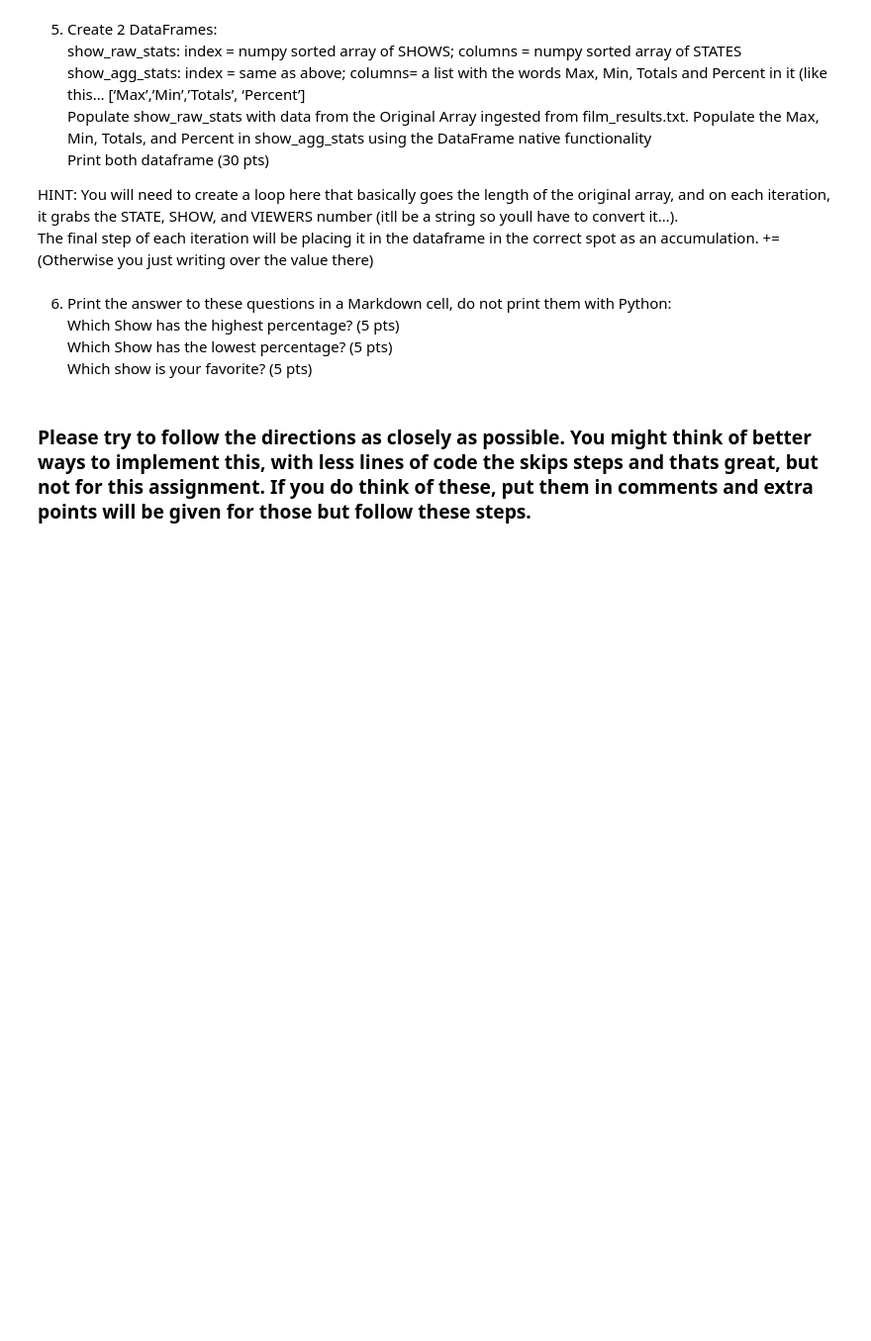
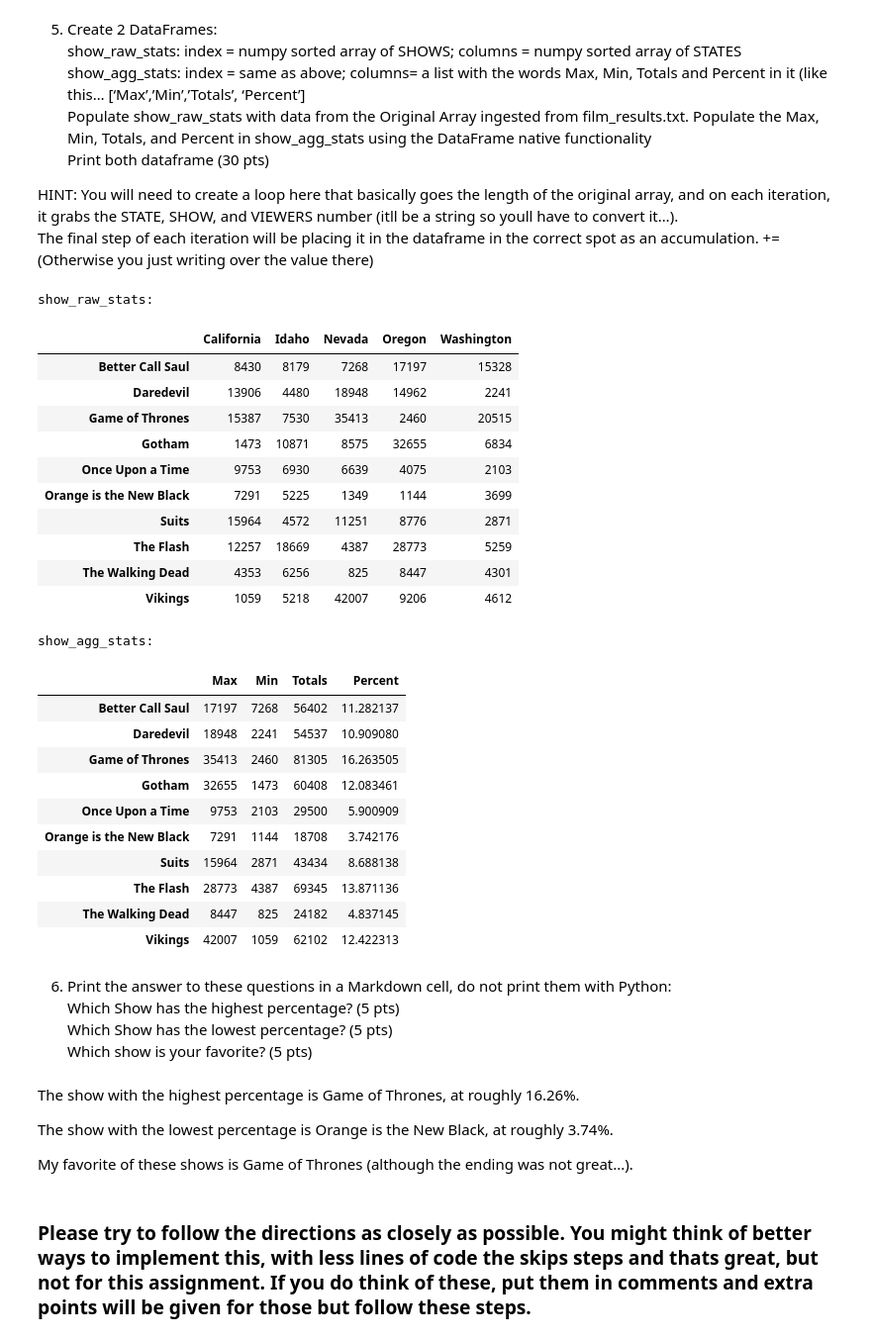
Before and after one commit to WJGardnerJr/Jupyter-Python-Examples, a Jupyter notebook: OneDayPython.ipynb, the cells around one changed output. Shown: that part at 99% size. Cells and saved outputs as stored; diff of their text form; code cells hidden in the pictures; blank space fills up the shorter version.

Commit message:
Updated methods and added comments for clarity

```diff
--- a/OneDayPython.ipynb
+++ b/OneDayPython.ipynb
@@ -301,10 +350,66 @@ Print both dataframe   (30 pts)
 
 HINT:  You will need to create a loop here that basically goes the length of the original array, and on each iteration, it grabs the STATE, SHOW, and VIEWERS number (itll be a string so youll have to convert it…).
 The final step of each iteration will be placing it in the dataframe in the correct spot as an accumulation. +=      (Otherwise you just writing over the value there)
+# %%
+
+#creates an empty dataframe and populates it with shows and states, where shows are the index and columns are the states, with both index and columns being pre-sorted
+show_raw_stats = pd.DataFrame(index=unique_shows, columns=unique_states, data=0)
+
+#iterates through the numpy array, and adds the appropriate state, show, and viewers to the dataframe
+#converts the viewer count to an integer
+for entry in film_array:
+    state, show, viewer_count = entry
+    show_raw_stats.at[show, state] += int(viewer_count)
+
+#creates and configures the show_agg_stats dataframe, with Max, Min, Totals, and Percent
+#uses the show_raw_stats dataframe to calculate each via max, min, and sum methods
+#calculates percent by aggregate data counts
+show_agg_stats = pd.DataFrame(index=unique_shows, columns=['Max', 'Min', 'Totals', 'Percent'])
+show_agg_stats['Max'] = show_raw_stats.max(axis=1)
+show_agg_stats['Min'] = show_raw_stats.min(axis=1)
+show_agg_stats['Totals'] = show_raw_stats.sum(axis=1)
+show_agg_stats['Percent'] = (show_agg_stats['Totals'] / show_agg_stats['Totals'].sum()) * 100
+
+#prints headers and displays dataframes
+print("show_raw_stats:")
+display(show_raw_stats)
+print("\nshow_agg_stats:")
+display(show_agg_stats)
+# %% [output]
+show_raw_stats:
+|  | California | Idaho | Nevada | Oregon | Washington |
+| Better Call Saul | 8430 | 8179 | 7268 | 17197 | 15328 |
+| Daredevil | 13906 | 4480 | 18948 | 14962 | 2241 |
+| Game of Thrones | 15387 | 7530 | 35413 | 2460 | 20515 |
+| Gotham | 1473 | 10871 | 8575 | 32655 | 6834 |
+| Once Upon a Time | 9753 | 6930 | 6639 | 4075 | 2103 |
+| Orange is the New Black | 7291 | 5225 | 1349 | 1144 | 3699 |
+| Suits | 15964 | 4572 | 11251 | 8776 | 2871 |
+| The Flash | 12257 | 18669 | 4387 | 28773 | 5259 |
+| The Walking Dead | 4353 | 6256 | 825 | 8447 | 4301 |
+| Vikings | 1059 | 5218 | 42007 | 9206 | 4612 |
+show_agg_stats:
+|  | Max | Min | Totals | Percent |
+| Better Call Saul | 17197 | 7268 | 56402 | 11.282137 |
+| Daredevil | 18948 | 2241 | 54537 | 10.909080 |
+| Game of Thrones | 35413 | 2460 | 81305 | 16.263505 |
+| Gotham | 32655 | 1473 | 60408 | 12.083461 |
+| Once Upon a Time | 9753 | 2103 | 29500 | 5.900909 |
+| Orange is the New Black | 7291 | 1144 | 18708 | 3.742176 |
+| Suits | 15964 | 2871 | 43434 | 8.688138 |
+| The Flash | 28773 | 4387 | 69345 | 13.871136 |
+| The Walking Dead | 8447 | 825 | 24182 | 4.837145 |
+| Vikings | 42007 | 1059 | 62102 | 12.422313 |
 # %% [markdown]
 6. Print the answer to these questions in a Markdown cell, do not print them with Python:
 Which Show has the highest percentage?   (5 pts)
 Which Show has the lowest percentage?    (5 pts)
 Which show is your favorite?             (5 pts)
+# %% [markdown]
+The show with the highest percentage is Game of Thrones, at roughly 16.26%.
+
+The show with the lowest percentage is Orange is the New Black, at roughly 3.74%.
+
+My favorite of these shows is Game of Thrones (although the ending was not great...).
 # %% [markdown]
 ### Please try to follow the directions as closely as possible.  You might think of better ways to implement this, with less lines of code the skips steps and thats great, but not for this assignment.  If you do think of these, put them in comments and extra points will be given for those but follow these steps.
```
Also changed, not shown: parts of 18 cells of this notebook.
